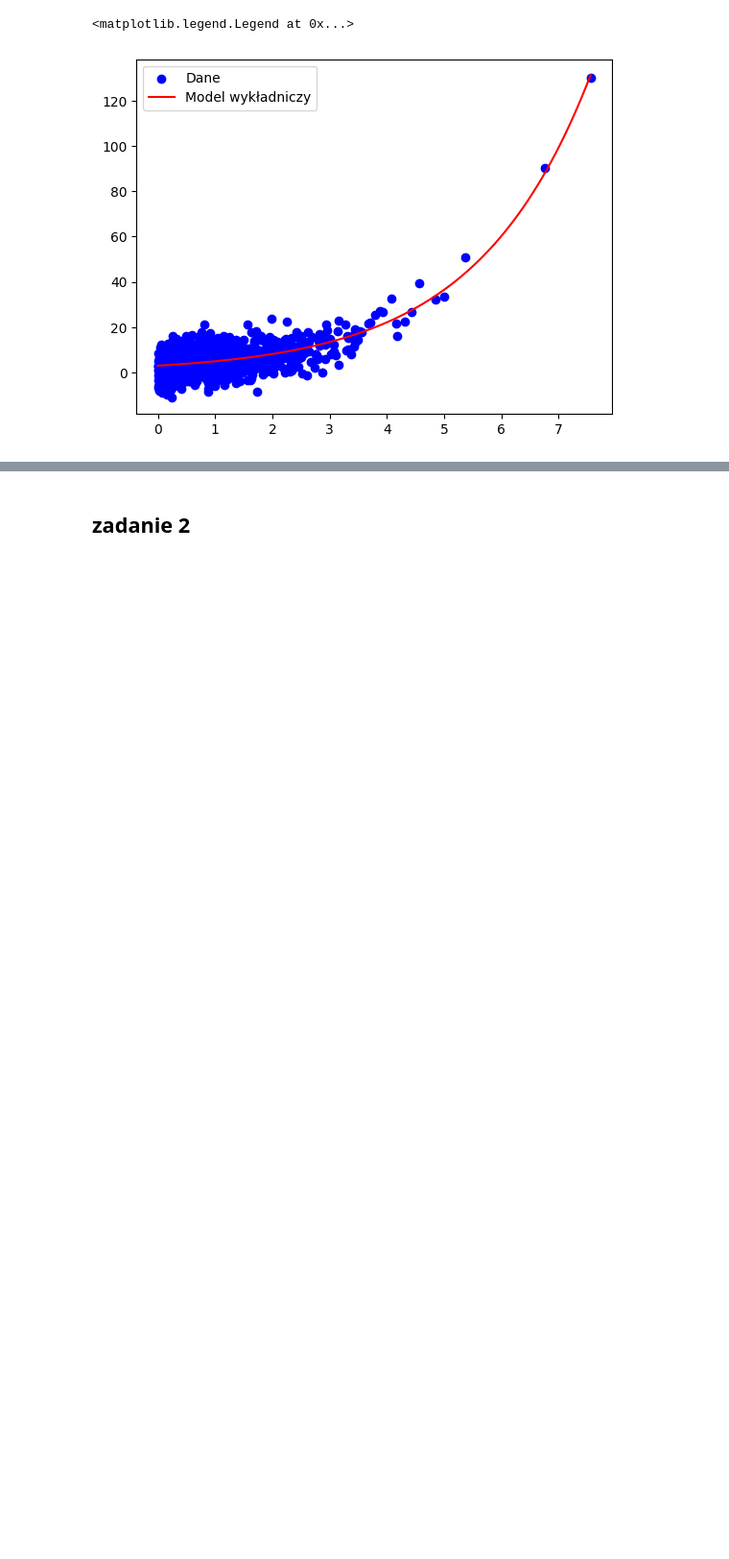
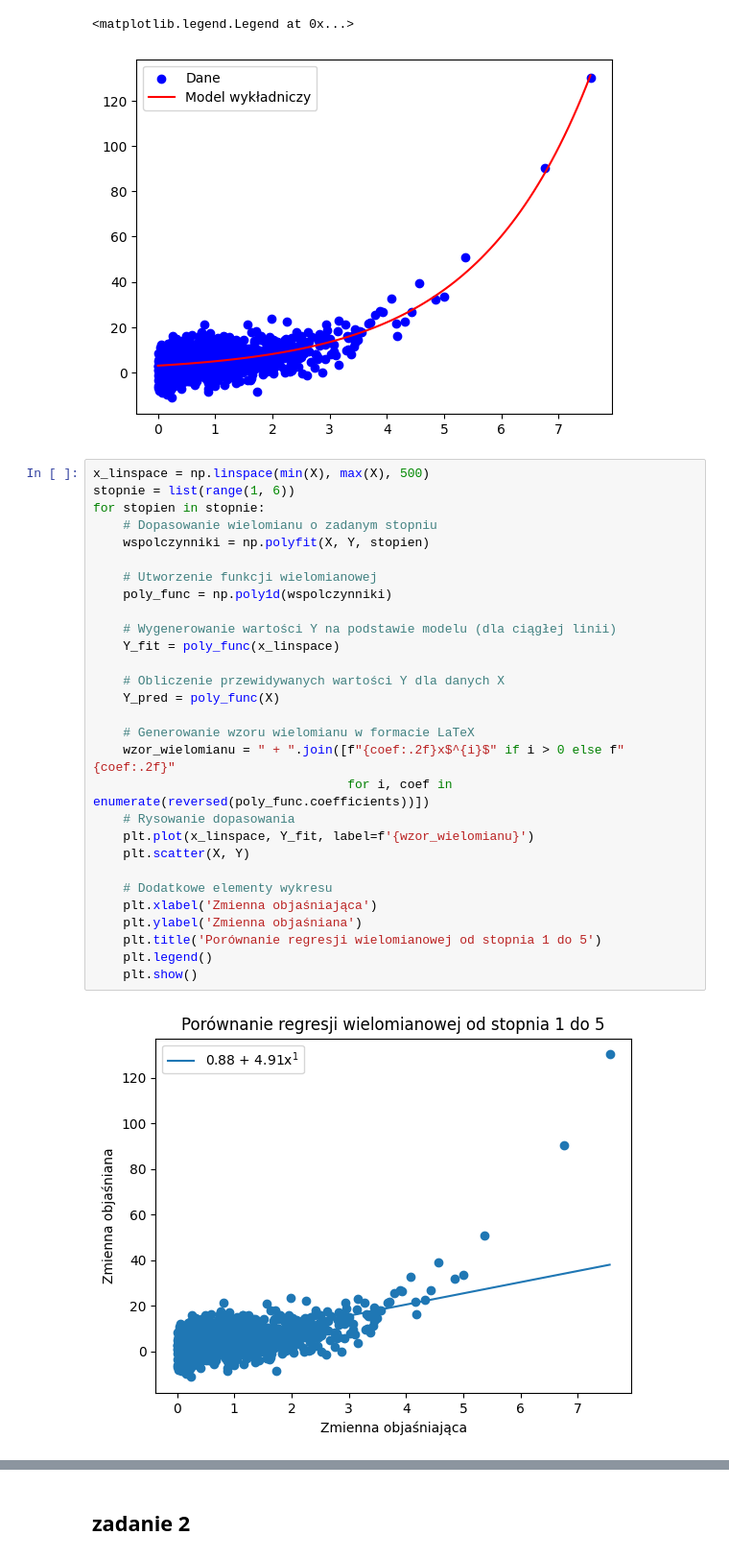
Before and after one commit to MariaNowacka/kaszcz, a Jupyter notebook: l1.ipynb, the cells around one changed output, grey strips where cells are left out. Shown at 96% size. Saved outputs shown, nothing was run; the diff lists cells and outputs as text; blank space fills up the shorter version.

```diff
--- a/l1.ipynb
+++ b/l1.ipynb
@@ -69,3 +69,34 @@ plt.legend()
 # %% [output]
 <matplotlib.legend.Legend at 0x...>
 [figure]
+# %%
+x_linspace = np.linspace(min(X), max(X), 500)
+stopnie = list(range(1, 6))
+for stopien in stopnie:
+    # Dopasowanie wielomianu o zadanym stopniu
+    wspolczynniki = np.polyfit(X, Y, stopien)
+
+    # Utworzenie funkcji wielomianowej
+    poly_func = np.poly1d(wspolczynniki)
+
+    # Wygenerowanie wartości Y na podstawie modelu (dla ciągłej linii)
+    Y_fit = poly_func(x_linspace)
+
+    # Obliczenie przewidywanych wartości Y dla danych X
+    Y_pred = poly_func(X)
+
+    # Generowanie wzoru wielomianu w formacie LaTeX
+    wzor_wielomianu = " + ".join([f"{coef:.2f}x$^{i}$" if i > 0 else f"{coef:.2f}"
+                                  for i, coef in enumerate(reversed(poly_func.coefficients))])
+    # Rysowanie dopasowania
+    plt.plot(x_linspace, Y_fit, label=f'{wzor_wielomianu}')
+    plt.scatter(X, Y)
+
+    # Dodatkowe elementy wykresu
+    plt.xlabel('Zmienna objaśniająca')
+    plt.ylabel('Zmienna objaśniana')
+    plt.title('Porównanie regresji wielomianowej od stopnia 1 do 5')
+    plt.legend()
+    plt.show()
+# %% [output]
+[figure, added]
```
Also changed, not shown: parts of 16 cells of this notebook, 1 other file.
